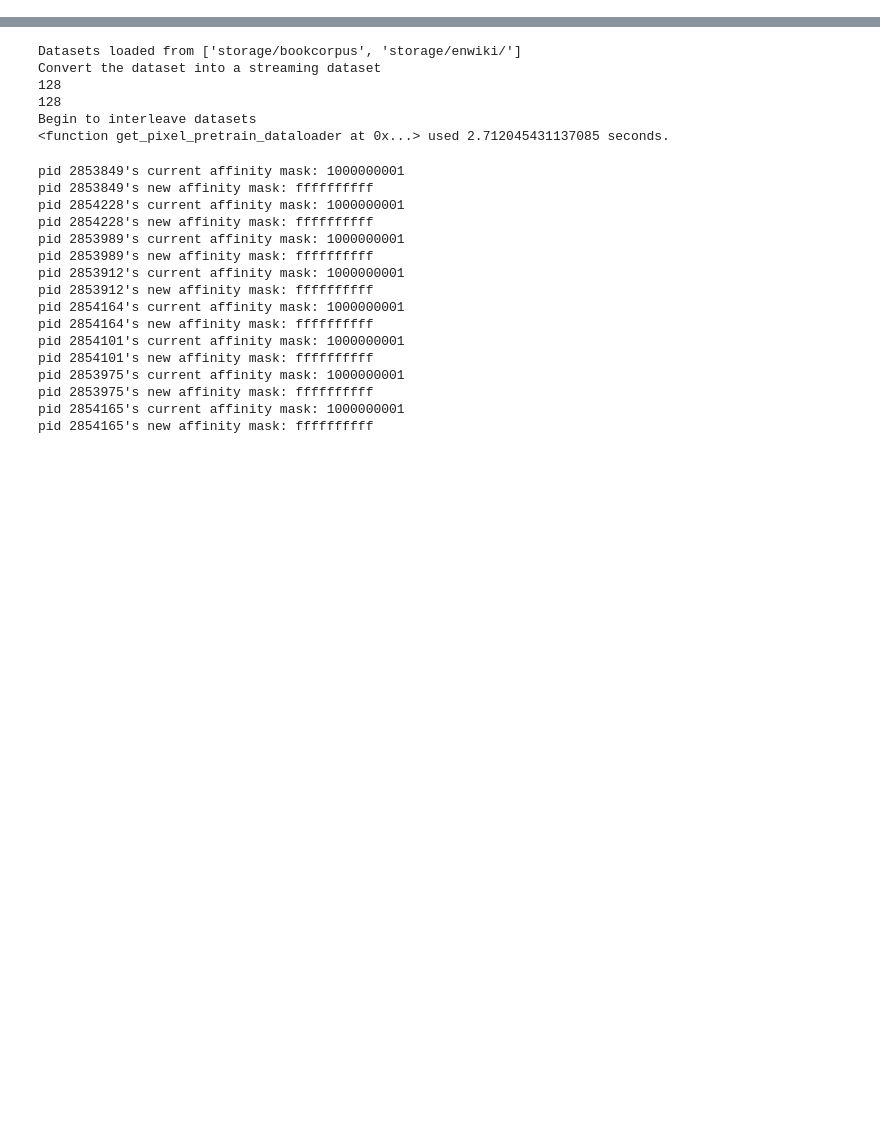
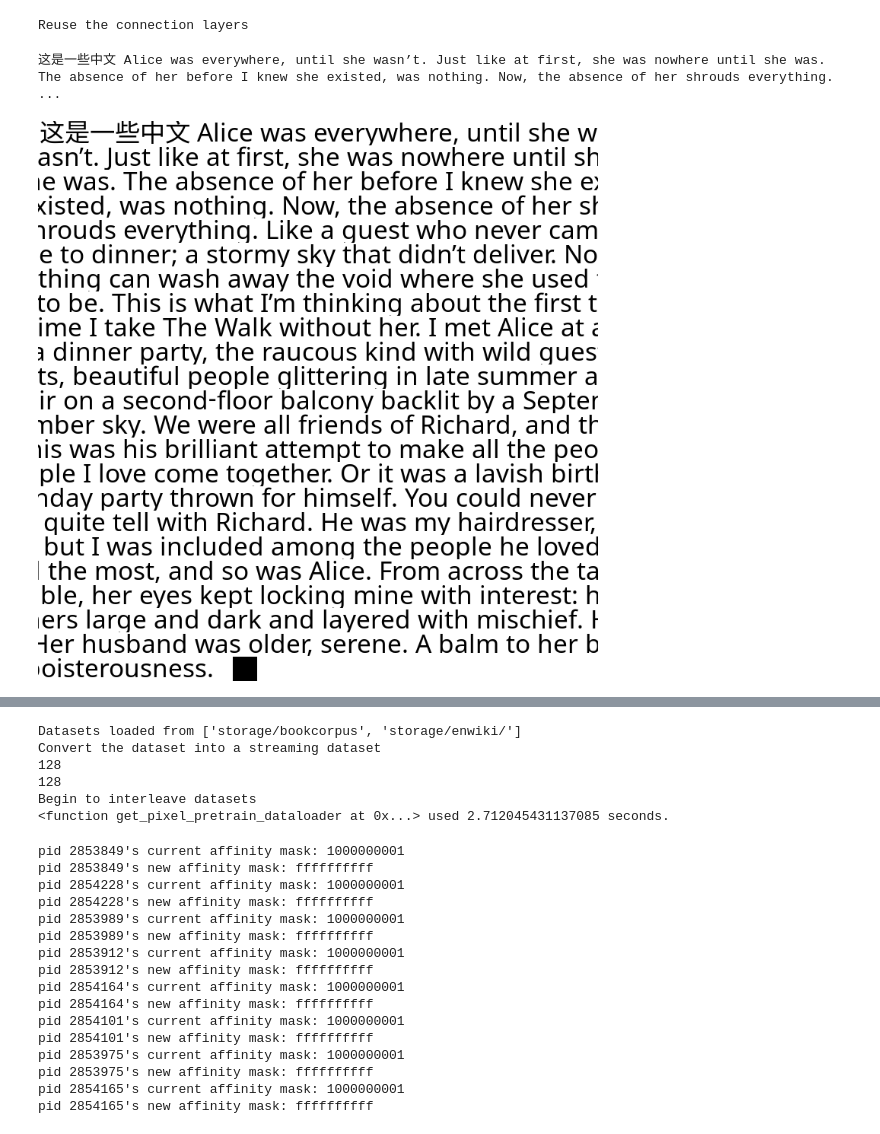
Before and after one commit to april-tools/pixar, a Jupyter notebook: parallel_render.ipynb, the cells around one changed output, grey strips where cells are left out. Drawn from its saved outputs; the diff is of its cells as text; code cells hidden in the pictures; blank space fills up the shorter version.

```diff
--- a/parallel_render.ipynb
+++ b/parallel_render.ipynb
@@ -15,0 +14,4 @@ _ = init_render(RenderConfig(dpi=240, pixels_per_patch=32))
+# %%
+model = LPixelForPreTraining(ModelType.SD, 0.25, [4, 32 * 529 // 8], 4, 'storage/checkpoints/lpixel_pretrain2/lpixel_pretrain/LPixelForPreTraining/20230718-020315/41000/backbone', 'storage/SD2_VQGAN', keep_decoder=True)
+# %% [output]
+Reuse the connection layers
@@ -15,0 +20,11 @@ _ = init_render(RenderConfig(dpi=240, pixels_per_patch=32))
+# %%
+init_render(RenderConfig(dpi=240, pixels_per_patch=32, font_size=8))
+text = '这是一些中文 Alice was everywhere, until she wasn’t. Just like at first, she was nowhere until she was. The absence of her before I knew she existed, was nothing. Now, the absence of her shrouds everything. Like a guest who never came to dinner; a stormy sky that didn’t deliver. Nothing can wash away the void where she used to be. This is what I’m thinking about the first time I take The Walk without her. I met Alice at a dinner party, the raucous kind with wild guests, beautiful people glittering in late summer air on a second-floor balcony backlit by a September sky. We were all friends of Richard, and this was his brilliant attempt to make all the people I love come together. Or it was a lavish birthday party thrown for himself. You could never quite tell with Richard. He was my hairdresser, but I was included among the people he loved the most, and so was Alice. From across the table, her eyes kept locking mine with interest: hers large and dark and layered with mischief. Her husband was older, serene. A balm to her boisterousness.'
+print(text)
+# %% [output]
+这是一些中文 Alice was everywhere, until she wasn’t. Just like at first, she was nowhere until she was. The absence of her before I knew she existed, was nothing. Now, the absence of her shrouds everything. ...
+# %%
+tmg = TGraph.from_text(text)
+tmg.squarelize().to_PIL()
+# %% [output]
+[figure, added]
```
Also changed, not shown: parts of 18 cells of this notebook, 3 other files.
